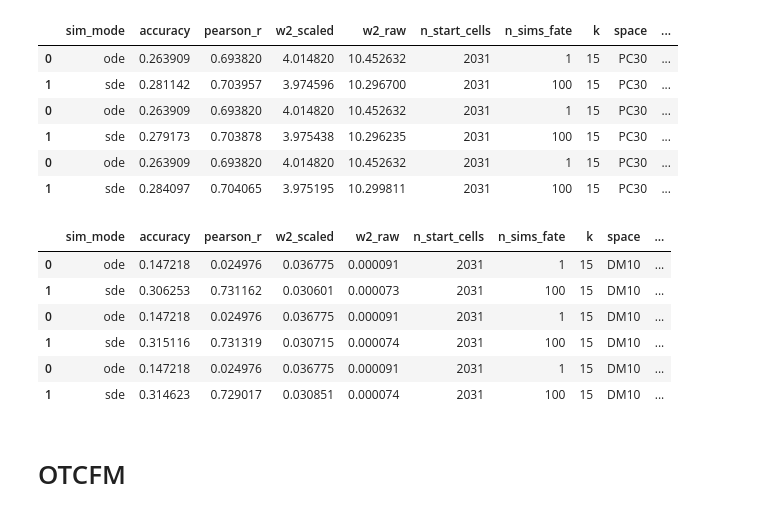
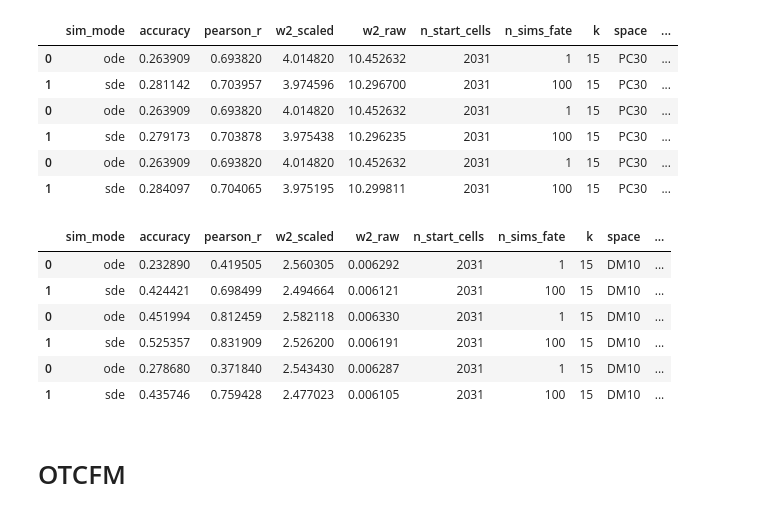
Before and after one commit to oZwZo/PINN_dynamics, a Jupyter notebook: scripts/benchmarking/2.w2_for_all.ipynb, the cells around one changed output. Drawn from its saved outputs; the diff is of its cells as text; code cells hidden in the pictures.

```diff
--- a/scripts/benchmarking/2.w2_for_all.ipynb
+++ b/scripts/benchmarking/2.w2_for_all.ipynb
@@ -356,19 +373,19 @@ sf2m_pc
 # %%
 results = []
 for r in range(1,4):
-    results.append(pd.read_csv(f"logs/sf2m/dm10/model_r{r}/eval_combined.csv"))
+    results.append(pd.read_csv(f"logs/sf2m/dm10_scaled/model_r{r}/eval_combined.csv"))
 sf2m_dm = pd.concat(results)
 sf2m_dm['space'] = 'DM10'
 sf2m_dm['method'] = 'SF2M'
 sf2m_dm
 # %% [output]
 |  | sim_mode | accuracy | pearson_r | w2_scaled | w2_raw | n_start_cells | n_sims_fate | k | space | ... |
-| 0 | ode | 0.147218 | 0.024976 | 0.036775 | 0.000091 | 2031 | 1 | 15 | DM10 | ... |
-| 1 | sde | 0.306253 | 0.731162 | 0.030601 | 0.000073 | 2031 | 100 | 15 | DM10 | ... |
-| 0 | ode | 0.147218 | 0.024976 | 0.036775 | 0.000091 | 2031 | 1 | 15 | DM10 | ... |
-| 1 | sde | 0.315116 | 0.731319 | 0.030715 | 0.000074 | 2031 | 100 | 15 | DM10 | ... |
-| 0 | ode | 0.147218 | 0.024976 | 0.036775 | 0.000091 | 2031 | 1 | 15 | DM10 | ... |
-| 1 | sde | 0.314623 | 0.729017 | 0.030851 | 0.000074 | 2031 | 100 | 15 | DM10 | ... |
+| 0 | ode | 0.232890 | 0.419505 | 2.560305 | 0.006292 | 2031 | 1 | 15 | DM10 | ... |
+| 1 | sde | 0.424421 | 0.698499 | 2.494664 | 0.006121 | 2031 | 100 | 15 | DM10 | ... |
+| 0 | ode | 0.451994 | 0.812459 | 2.582118 | 0.006330 | 2031 | 1 | 15 | DM10 | ... |
+| 1 | sde | 0.525357 | 0.831909 | 2.526200 | 0.006191 | 2031 | 100 | 15 | DM10 | ... |
+| 0 | ode | 0.278680 | 0.371840 | 2.543430 | 0.006287 | 2031 | 1 | 15 | DM10 | ... |
+| 1 | sde | 0.435746 | 0.759428 | 2.477023 | 0.006105 | 2031 | 100 | 15 | DM10 | ... |
 # %% [markdown]
 # OTCFM
 # %%
```
Also changed, not shown: parts of 18 cells of this notebook, 6 other files.
